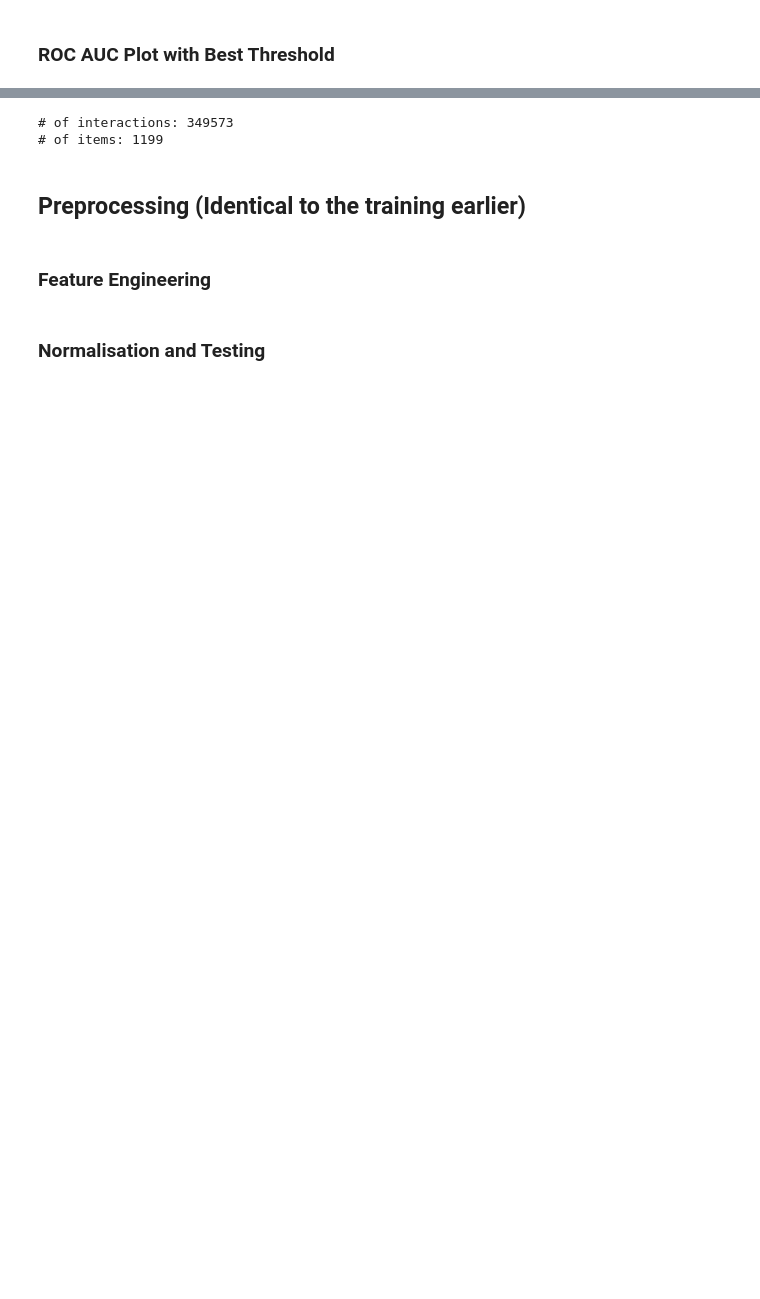
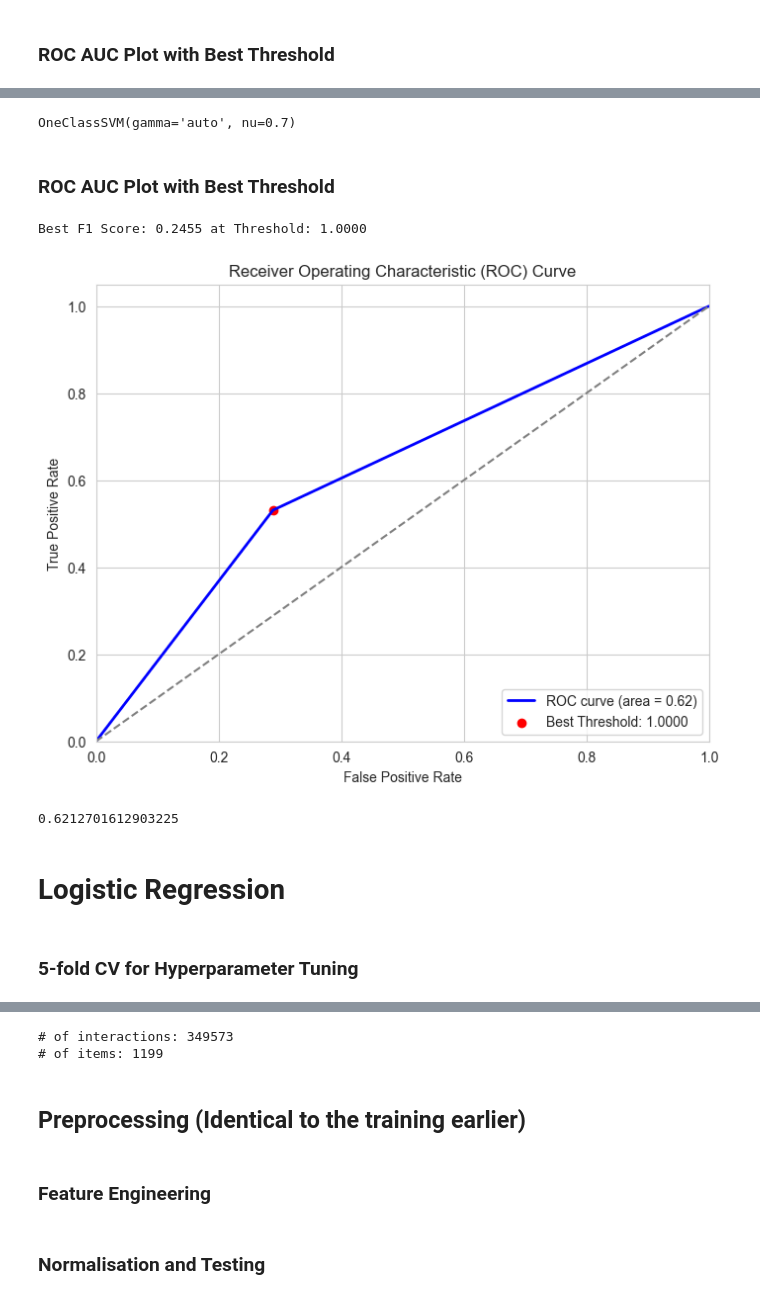
Before and after one commit to timooo-thy/CS421-ML-Competition, a Jupyter notebook: CS421 Project Code.ipynb, the cells around one changed output, grey strips where cells are left out. Saved outputs shown, nothing was run; the diff lists cells and outputs as text; code cells hidden in the pictures; blank space fills up the shorter version.

```diff
--- a/CS421 Project Code.ipynb
+++ b/CS421 Project Code.ipynb
@@ -374,0 +400,7 @@ Best F1 Score: 0.5610 at Threshold: 0.1955
+# %%
+from sklearn.svm import OneClassSVM
+
+# Define the nu values to test
+nu_values = [0.1, 0.2, 0.3, 0.4, 0.5, 0.6, 0.7, 0.8, 0.9]
+best_nu = 0
+best_svm_auc = -np.inf
@@ -374,0 +441,58 @@ Best F1 Score: 0.5610 at Threshold: 0.1955
+# %%
+# Use the best nu value to build the final model
+full_svm_model = OneClassSVM(nu=best_nu, kernel='rbf', gamma='auto')
+
+# Fit the model on the full training dataset
+full_svm_model.fit(X_main)
+# %% [output]
+OneClassSVM(gamma='auto', nu=0.7)
+# %% [markdown]
+### ROC AUC Plot with Best Threshold
+# %%
+y_pred_prob = full_svm_model.predict(X_test)
+
+fpr, tpr, thresholds = roc_curve(y_test, y_pred_prob)
+
+# Calculate AUC
+roc_auc = auc(fpr, tpr)
+
+# Initialise variables to store the best F1 score and the corresponding best threshold
+best_f1 = 0
+best_threshold = 0.5
+best_fpr = 0
+best_tpr = 0
+
+# Iterate over thresholds to find the best one for F1 score
+for i, threshold in enumerate(thresholds):
+    y_pred = (y_pred_prob >= threshold).astype(int)
+    f1 = f1_score(y_test, y_pred)
+    if f1 > best_f1:
+        best_f1 = f1
+        best_threshold = threshold
+        best_fpr = fpr[i]
+        best_tpr = tpr[i]
+
+# Print the best F1 score and its corresponding threshold
+print(f"Best F1 Score: {best_f1:.4f} at Threshold: {best_threshold:.4f}")
+
+# Plot ROC curve
+plt.figure(figsize=(8, 6))
+plt.plot(fpr, tpr, color='blue', lw=2, label='ROC curve (area = %0.2f)' % roc_auc)
+plt.plot([0, 1], [0, 1], color='gray', linestyle='--')
+plt.scatter(best_fpr, best_tpr, color='red', label=f'Best Threshold: {best_threshold:.4f}')
+plt.xlim([0.0, 1.0])
+plt.ylim([0.0, 1.05])
+plt.xlabel('False Positive Rate')
+plt.ylabel('True Positive Rate')
+plt.title('Receiver Operating Characteristic (ROC) Curve')
+plt.legend(loc='lower right')
+plt.show()
+print(roc_auc)
+# %% [output]
+Best F1 Score: 0.2455 at Threshold: 1.0000
+[figure, added]
+0.6212701612903225
+# %% [markdown]
+# Logistic Regression
+# %% [markdown]
+### 5-fold CV for Hyperparameter Tuning
```
Also changed, not shown: parts of 16 cells of this notebook, 1 other file.
